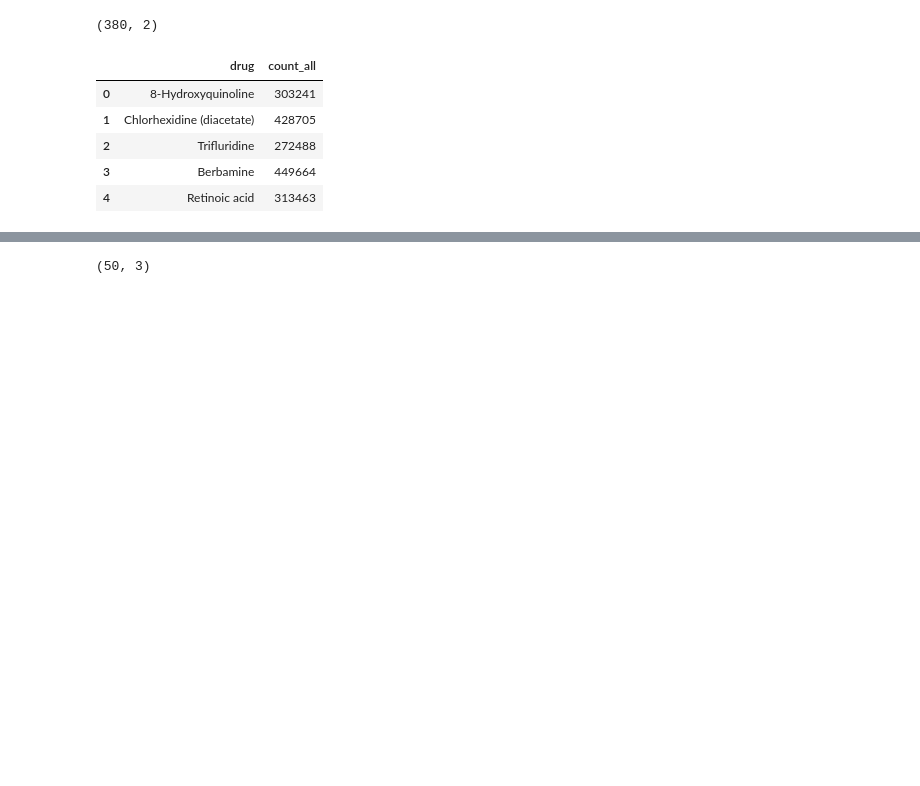
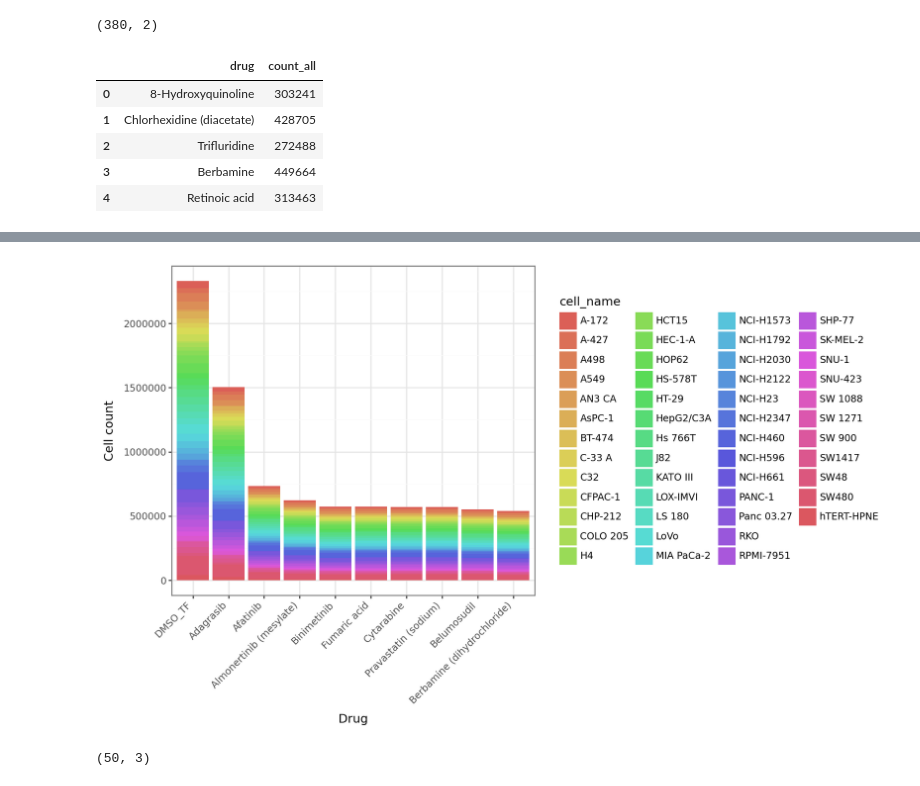
Before and after one commit to bioinfo-tsukuba/scRecounter, a Jupyter notebook: notebooks/tiledb/tahoe-100.ipynb, the cells around one changed output, grey strips where cells are left out. Saved outputs shown, nothing was run; the diff lists cells and outputs as text; code cells hidden in the pictures; blank space fills up the shorter version.

```diff
--- a/notebooks/tiledb/tahoe-100.ipynb
+++ b/notebooks/tiledb/tahoe-100.ipynb
@@ -145,0 +183,14 @@ df.head()
+# %%
+# cells per drug and cell name
+with tiledbsoma.Experiment.open(db_uri) as exp:
+    df = (
+        exp.obs.read(column_names=["drug", "cell_name"])
+        .concat()
+        .group_by(["drug", "cell_name"])
+        .aggregate([
+            ([], 'count_all'),
+        ])
+        .to_pandas()
+    )
+print(df.shape)
+df.head()
@@ -146,3 +225,17 @@ df.head()
+# %%
+# plot cells per drug
+df['drug'] = pd.Categorical(df['drug'], categories=df.sort_values('total_count', ascending=False)['drug'].unique().tolist(), ordered=True)
+p = (
+    pn.ggplot(df, pn.aes(x="drug", y="count_all", fill="cell_name")) +
+    pn.geom_col() +
+    pn.labs(x="Drug", y="Cell count") +
+    pn.theme(
+        figure_size=(10,6),
+        axis_text_x=pn.element_text(angle=45, hjust=1)
+    ))
+p
+# %% [output]
+[figure, added]
 # %%
 # cells per cell line/name
 with tiledbsoma.Experiment.open(db_uri) as exp:
```
Also changed, not shown: parts of 20 cells of this notebook, 1 other file.
